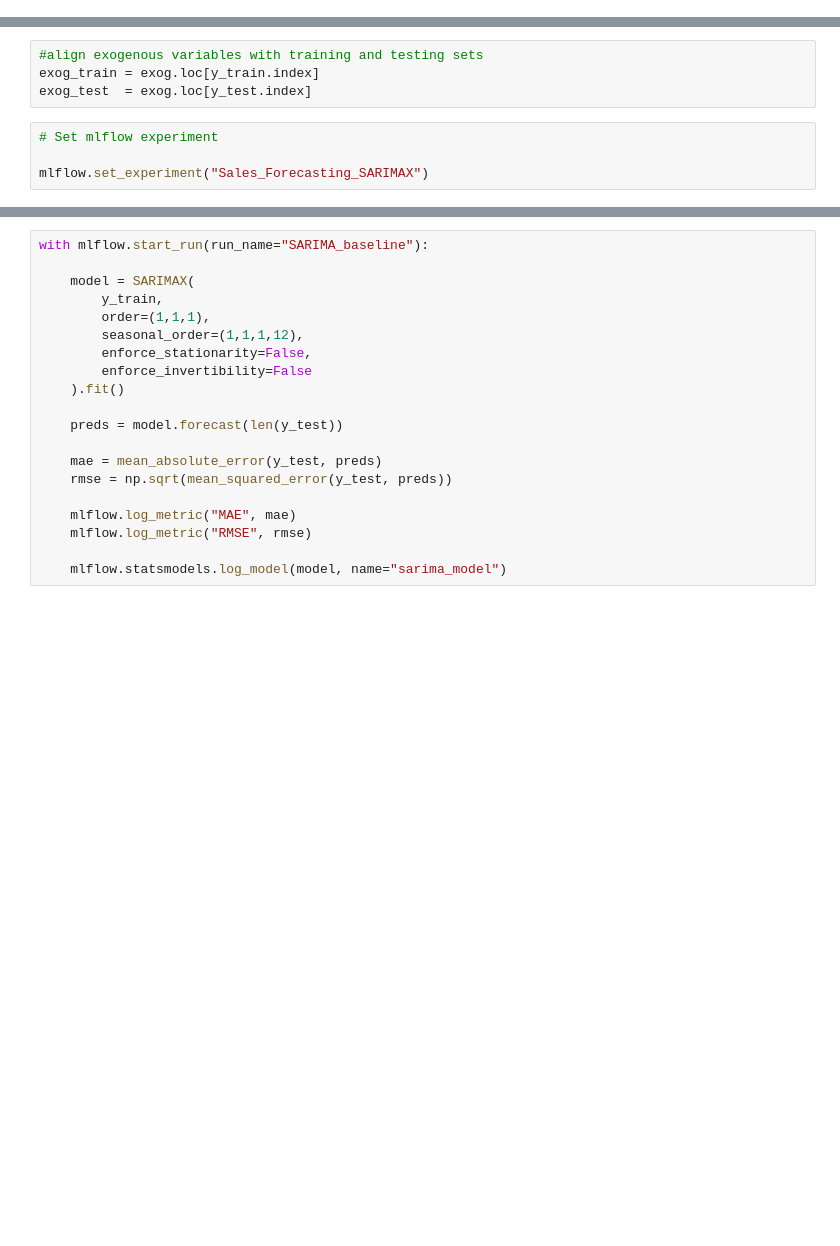
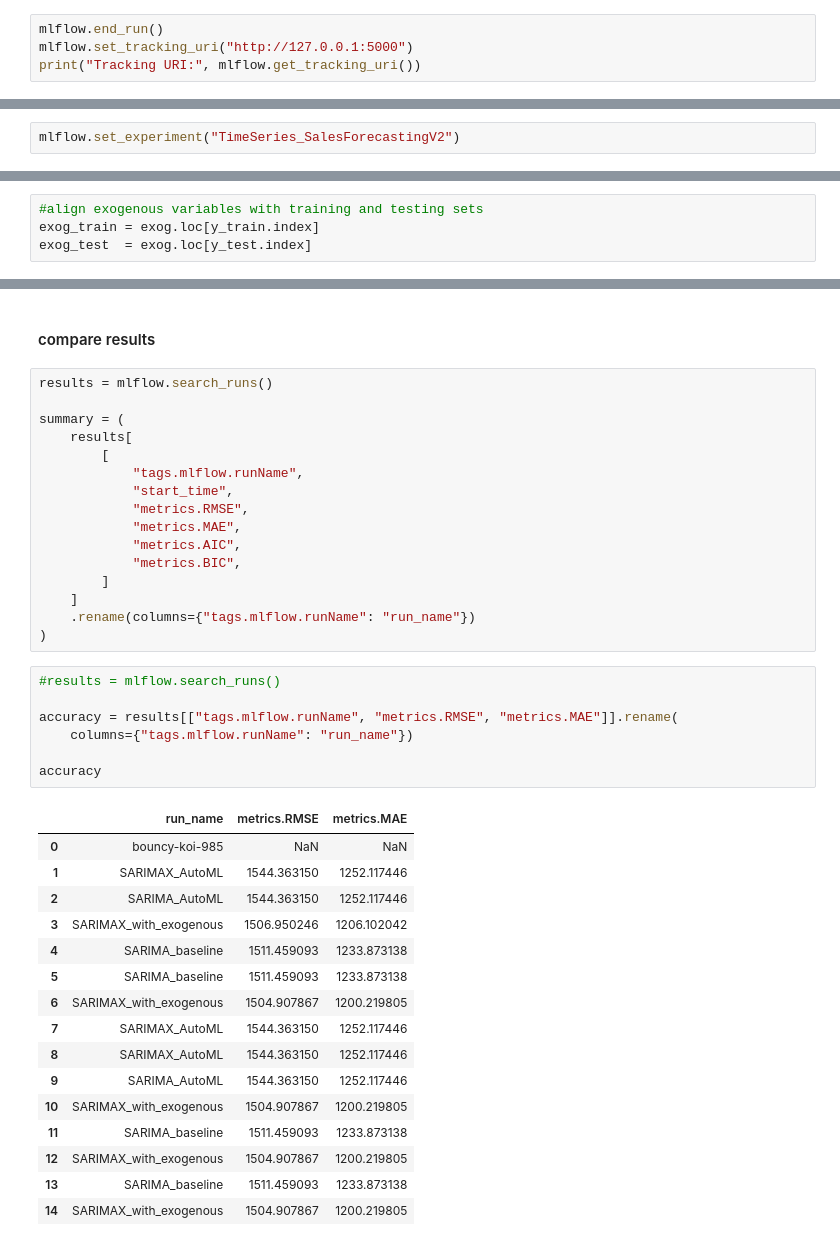
Before and after one commit to mongare70/ElectroTech-Forecasting-Data, a Jupyter notebook: model/model.ipynb, the cells around one changed output, grey strips where cells are left out. Cells and saved outputs as stored; diff of their text form; blank space fills up the shorter version.

```diff
--- a/model/model.ipynb
+++ b/model/model.ipynb
@@ -188,3 +190,7 @@ with open(r'\model\sarima_sales_volume_model.pkl', 'wb') as f:
 # %%
 import mlflow
 import mlflow.statsmodels
+# %%
+mlflow.end_run()
+mlflow.set_tracking_uri("http://127.0.0.1:5000")
+print("Tracking URI:", mlflow.get_tracking_uri())
@@ -190,0 +199,2 @@ import mlflow.statsmodels
+# %%
+mlflow.set_experiment("TimeSeries_SalesForecastingV2")
@@ -213,7 +259,3 @@ exog = (
 #align exogenous variables with training and testing sets
 exog_train = exog.loc[y_train.index]
 exog_test  = exog.loc[y_test.index]
-# %%
-# Set mlflow experiment
-
-mlflow.set_experiment("Sales_Forecasting_SARIMAX")
@@ -261,20 +307,42 @@ with mlflow.start_run(run_name="SARIMAX_with_exogenous"):
-# %%
-with mlflow.start_run(run_name="SARIMA_baseline"):
-
-    model = SARIMAX(
-        y_train,
-        order=(1,1,1),
-        seasonal_order=(1,1,1,12),
-        enforce_stationarity=False,
-        enforce_invertibility=False
-    ).fit()
-
-    preds = model.forecast(len(y_test))
-
-    mae = mean_absolute_error(y_test, preds)
-    rmse = np.sqrt(mean_squared_error(y_test, preds))
-
-    mlflow.log_metric("MAE", mae)
-    mlflow.log_metric("RMSE", rmse)
-
-    mlflow.statsmodels.log_model(model, name="sarima_model")
+# %% [markdown]
+#### compare results
+# %%
+results = mlflow.search_runs()
+
+summary = (
+    results[
+        [
+            "tags.mlflow.runName",
+            "start_time",
+            "metrics.RMSE",
+            "metrics.MAE",
+            "metrics.AIC",
+            "metrics.BIC",
+        ]
+    ]
+    .rename(columns={"tags.mlflow.runName": "run_name"})
+)
+# %%
+#results = mlflow.search_runs()
+
+accuracy = results[["tags.mlflow.runName", "metrics.RMSE", "metrics.MAE"]].rename(
+    columns={"tags.mlflow.runName": "run_name"})
+
+accuracy
+# %% [output]
+|  | run_name | metrics.RMSE | metrics.MAE |
+| 0 | bouncy-koi-985 | NaN | NaN |
+| 1 | SARIMAX_AutoML | 1544.363150 | 1252.117446 |
+| 2 | SARIMA_AutoML | 1544.363150 | 1252.117446 |
+| 3 | SARIMAX_with_exogenous | 1506.950246 | 1206.102042 |
+| 4 | SARIMA_baseline | 1511.459093 | 1233.873138 |
+| 5 | SARIMA_baseline | 1511.459093 | 1233.873138 |
+| 6 | SARIMAX_with_exogenous | 1504.907867 | 1200.219805 |
+| 7 | SARIMAX_AutoML | 1544.363150 | 1252.117446 |
+| 8 | SARIMAX_AutoML | 1544.363150 | 1252.117446 |
+| 9 | SARIMA_AutoML | 1544.363150 | 1252.117446 |
+| 10 | SARIMAX_with_exogenous | 1504.907867 | 1200.219805 |
+| 11 | SARIMA_baseline | 1511.459093 | 1233.873138 |
+| 12 | SARIMAX_with_exogenous | 1504.907867 | 1200.219805 |
+| 13 | SARIMA_baseline | 1511.459093 | 1233.873138 |
+| 14 | SARIMAX_with_exogenous | 1504.907867 | 1200.219805 |
```
Also changed, not shown: parts of 24 cells of this notebook.
